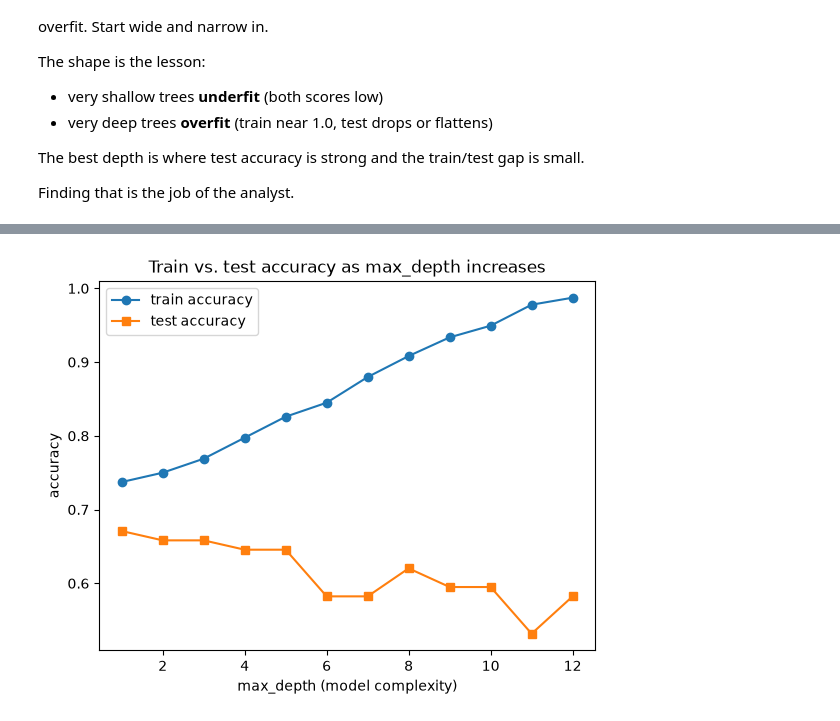
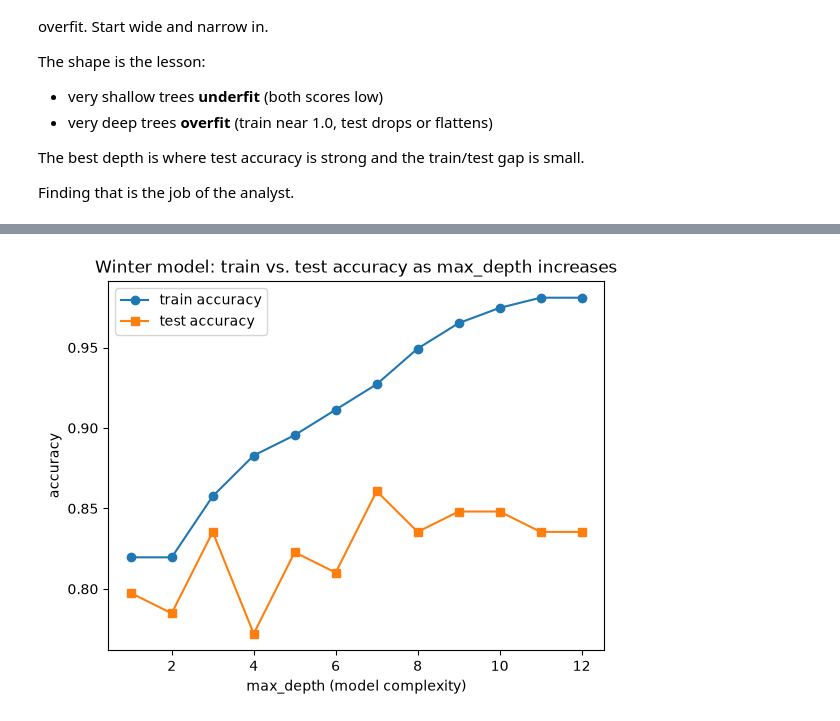
Before and after one commit to gracecode42/ml-03-classification, a Jupyter notebook: notebooks/ml_03_gracecode42.ipynb, the cells around one changed output, grey strips where cells are left out. Cells and saved outputs as stored; diff of their text form; code cells hidden in the pictures.

```diff
--- a/notebooks/ml_03_gracecode42.ipynb
+++ b/notebooks/ml_03_gracecode42.ipynb
@@ -369,9 +428,9 @@ Finding that is the job of the analyst.
 # === Section 6. How Parameter Selection Affects Performance ===
 
 # CUSTOM: ANALYST CHOICE
-# for penquins, sweep from 1 to 12 as a good range.
-# THIS IS DATA SET DEPENDENT and ANALYST CHOICE.
-
+# We sweep max_depth on the Winter model. Fall has too little signal to tune,
+# and Spring is nearly trivial because G2 sits close to the final grade. Winter
+# is the quarter where depth actually trades off and where an alert would be used.
 MAX_SWEEP: Final[int] = 12
 
 # Declare lists to hold the depths and corresponding train/test scores.
@@ -382,12 +441,12 @@ test_scores: list[float] = []
 for depth in depths:
     # create and fit a DecisionTreeClassifier with the current depth and random_state
     m = DecisionTreeClassifier(max_depth=depth, random_state=RANDOM_STATE)
-    m.fit(X_train, y_train)
+    m.fit(X_train_winter, y_train)
 
-    acc_score_train = accuracy_score(y_train, m.predict(X_train))
-    acc_score_test = accuracy_score(y_test, m.predict(X_test))
+    acc_score_train = accuracy_score(y_train, m.predict(X_train_winter))
+    acc_score_test = accuracy_score(y_test, m.predict(X_test_winter))
 
-    # Use float() to convert from numpy Float to native Python float for better compatibility with other code and libraries.
+    # Use float() to convert from numpy Float to native Python float.
     train_scores.append(float(acc_score_train))
     test_scores.append(float(acc_score_test))
 
@@ -405,9 +464,10 @@ plt.plot(depths, test_scores, marker="s", label="test accuracy")
 # label the axes and add a title and legend
 plt.xlabel("max_depth (model complexity)")
 plt.ylabel("accuracy")
-plt.title("Train vs. test accuracy as max_depth increases")
+plt.title("Winter model: train vs. test accuracy as max_depth increases")
+plt.savefig(
+    "../docs/images/depth_sweep_winter_gracecode42.png", dpi=150, bbox_inches="tight"
+)
 plt.legend()
-
-# show the plot
 plt.show()
 # %% [output]
@@ -426,2 +486,2 @@ plt.show()
-[figure, old version]
+[figure, new version]
 # %% [markdown]
```
Also changed, not shown: parts of 19 cells of this notebook, 5 other files.
